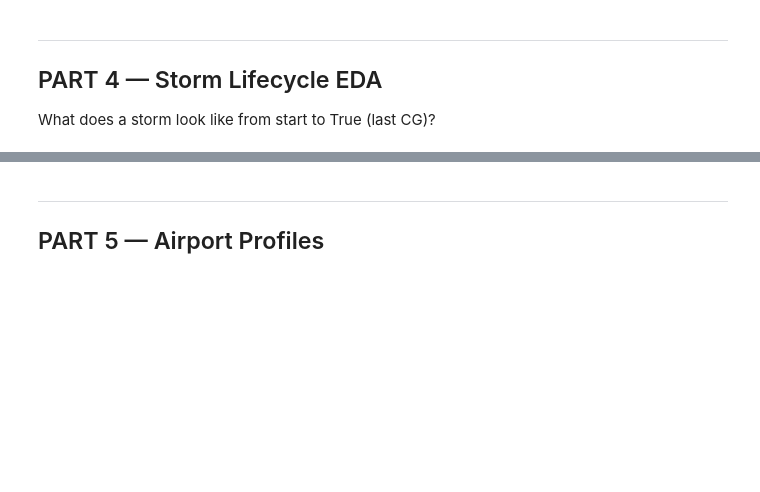
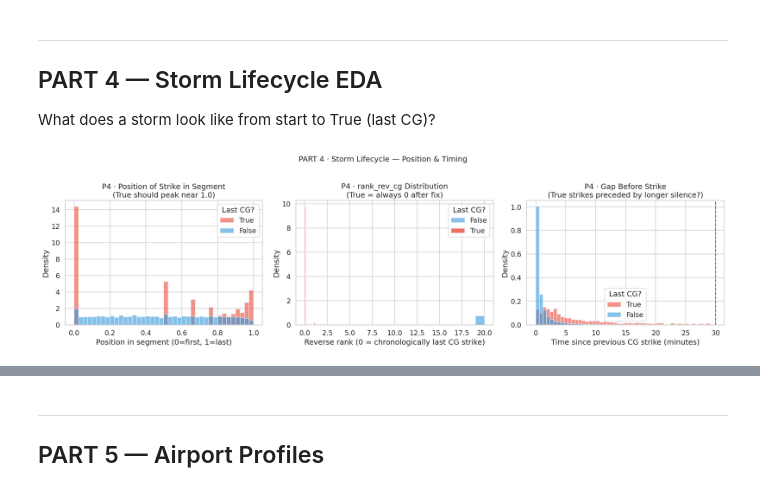
Before and after one commit to Tesfay-Hagos/data-Battle-2026, a Jupyter notebook: notebooks/03_final_eda_and_features.ipynb, the cells around one changed output, grey strips where cells are left out. Cells and saved outputs as stored; diff of their text form; code cells hidden in the pictures; blank space fills up the shorter version.

```diff
--- a/notebooks/03_final_eda_and_features.ipynb
+++ b/notebooks/03_final_eda_and_features.ipynb
@@ -331,6 +456,6 @@ plt.show()
 # %%
 print("\n=== AMPLITUDE SIGN ANALYSIS ===")
-for lbl in ["True", "False"]:
+for lbl in [True, False]:
     sub = df_cg[df_cg["is_last_lightning_cloud_ground"]==lbl]
     pos_pct = (sub["amplitude"] > 0).mean() * 100
     neg_pct = (sub["amplitude"] < 0).mean() * 100
@@ -415,35 +558,37 @@ axes[0].set_ylabel("Density")
 axes[0].set_title("P4 · Position of Strike in Segment\n(True should peak near 1.0)")
 axes[0].legend(title="Last CG?")
 
 # rank_rev_cg — True should be 0
-rank_rev_true  = df_cg[df_cg["is_last_lightning_cloud_ground"]=="True"]["rank_rev_cg"]
-rank_rev_false = df_cg[df_cg["is_last_lightning_cloud_ground"]=="False"]["rank_rev_cg"]
+rank_rev_true  = df_cg[df_cg["is_last_lightning_cloud_ground"]]["rank_rev_cg"]
+rank_rev_false = df_cg[~df_cg["is_last_lightning_cloud_ground"]]["rank_rev_cg"]
 axes[1].hist(rank_rev_false.clip(0,20), bins=20, alpha=0.6,
-             color=PALETTE["False"], label="False", density=True)
+             color=PALETTE[False], label="False", density=True)
 axes[1].hist(rank_rev_true.clip(0,20),  bins=20, alpha=0.8,
-             color=PALETTE["True"],  label="True",  density=True)
+             color=PALETTE[True],  label="True",  density=True)
 axes[1].set_xlabel("Reverse rank (0 = chronologically last CG strike)")
 axes[1].set_ylabel("Density")
 axes[1].set_title("P4 · rank_rev_cg Distribution\n(True = always 0 after fix)")
 axes[1].legend(title="Last CG?")
 
 # time_since_prev — is silence growing before True?
 for lbl, color in PALETTE.items():
     sub = df_cg[
         df_cg["is_last_lightning_cloud_ground"]==lbl
     ]["time_since_prev"].dropna().clip(0, 1800)
     axes[2].hist(sub/60, bins=50, alpha=0.6, color=color,
                  label=lbl, density=True)
 axes[2].set_xlabel("Time since previous CG strike (minutes)")
 axes[2].set_ylabel("Density")
 axes[2].set_title("P4 · Gap Before Strike\n(True strikes preceded by longer silence?)")
 axes[2].legend(title="Last CG?")
 axes[2].axvline(30, color="black", linestyle="--", alpha=0.5,
                 label="30 min threshold")
 
 plt.suptitle("PART 4 · Storm Lifecycle — Position & Timing",
              fontsize=14, y=1.02)
 plt.tight_layout()
 save_to_drive(fig, FIG_DIR / "p4_storm_lifecycle_timing.png")
 plt.show()
+# %% [output]
+[figure, added]
 # %%
```
Also changed, not shown: parts of 23 cells of this notebook, 37 other files.
